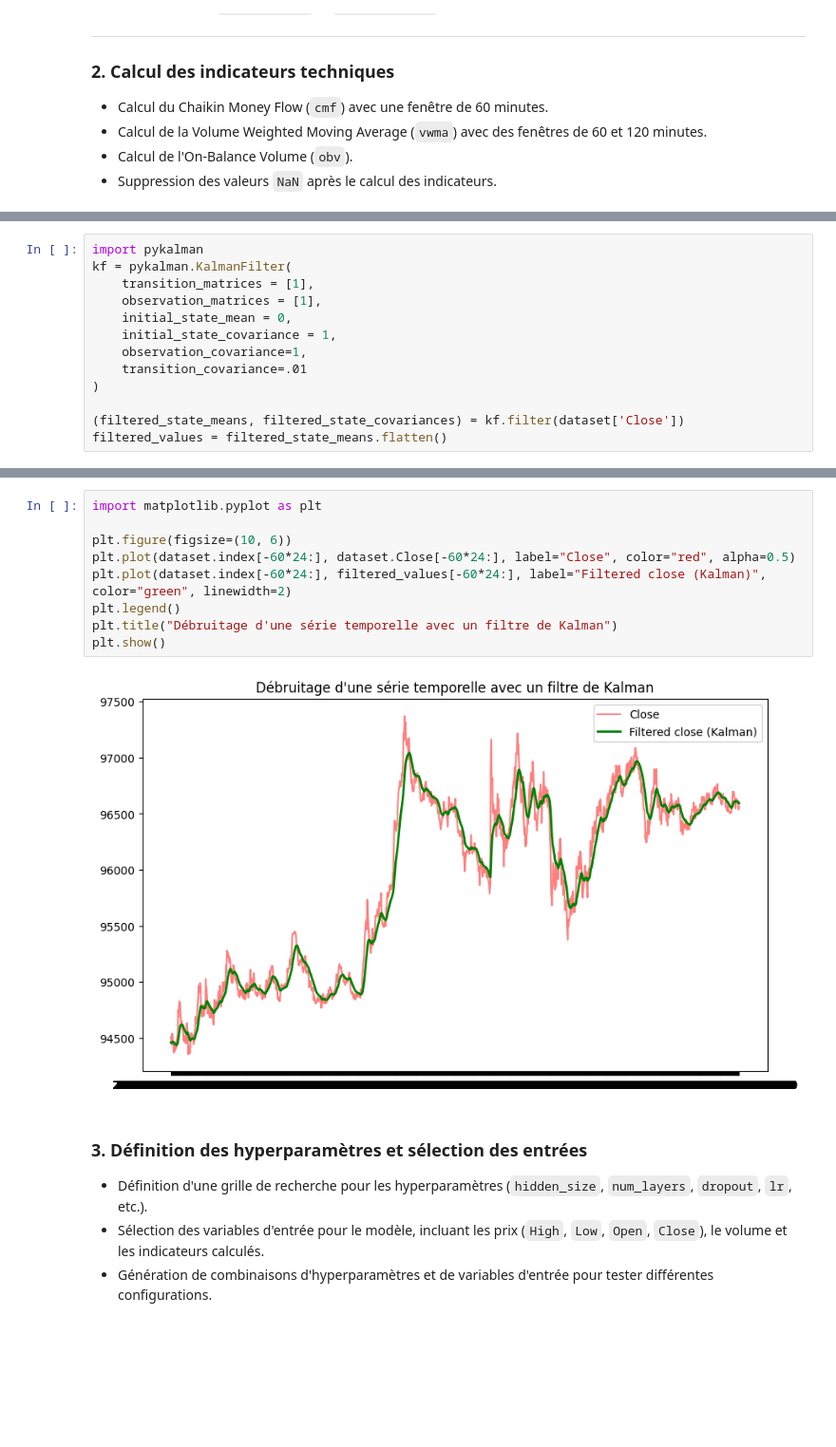
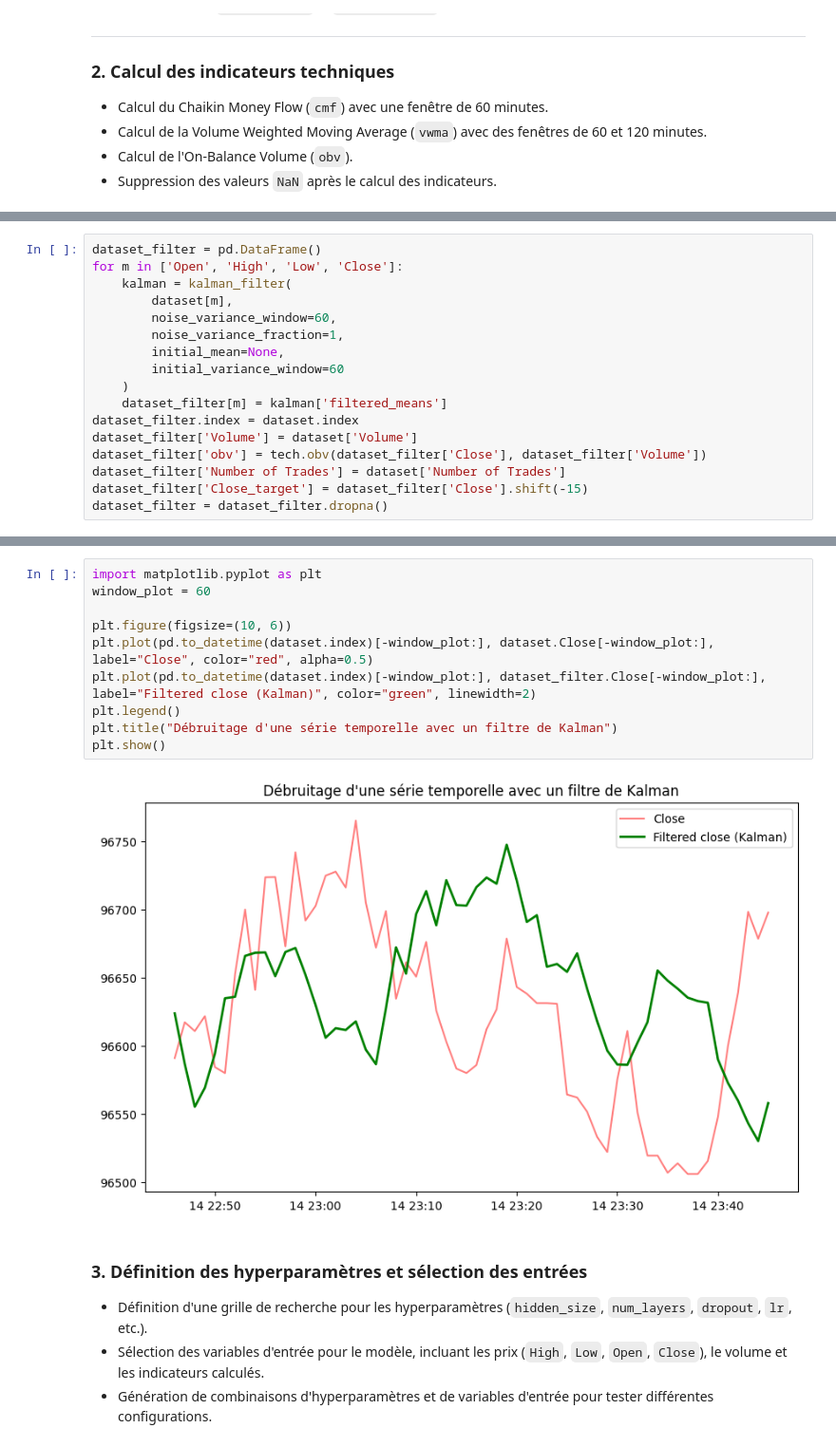
Before and after one commit to SuperWD40/GRU_market_prediction, a Jupyter notebook: model_training.ipynb, the cells around one changed output, grey strips where cells are left out. Shown: that part at 95% size. Cells and saved outputs as stored; diff of their text form; blank space fills up the shorter version.

Commit message:
Kalman filter implementation

```diff
--- a/model_training.ipynb
+++ b/model_training.ipynb
@@ -63,13 +61,0 @@ dataset = dataset.dropna()
-# %%
-import pykalman
-kf = pykalman.KalmanFilter(
-    transition_matrices = [1],
-    observation_matrices = [1],
-    initial_state_mean = 0,
-    initial_state_covariance = 1,
-    observation_covariance=1,
-    transition_covariance=.01
-)
-
-(filtered_state_means, filtered_state_covariances) = kf.filter(dataset['Close'])
-filtered_values = filtered_state_means.flatten()
@@ -75,0 +142,17 @@ filtered_values = filtered_state_means.flatten()
+# %%
+dataset_filter = pd.DataFrame()
+for m in ['Open', 'High', 'Low', 'Close']:
+    kalman = kalman_filter(
+        dataset[m],
+        noise_variance_window=60,
+        noise_variance_fraction=1,
+        initial_mean=None,
+        initial_variance_window=60
+    )
+    dataset_filter[m] = kalman['filtered_means']
+dataset_filter.index = dataset.index
+dataset_filter['Volume'] = dataset['Volume']
+dataset_filter['obv'] = tech.obv(dataset_filter['Close'], dataset_filter['Volume'])
+dataset_filter['Number of Trades'] = dataset['Number of Trades']
+dataset_filter['Close_target'] = dataset_filter['Close'].shift(-15)
+dataset_filter = dataset_filter.dropna()
@@ -76,14 +172,15 @@ filtered_values = filtered_state_means.flatten()
 # %%
 import matplotlib.pyplot as plt
+window_plot = 60
 
 plt.figure(figsize=(10, 6))
-plt.plot(dataset.index[-60*24:], dataset.Close[-60*24:], label="Close", color="red", alpha=0.5)
-plt.plot(dataset.index[-60*24:], filtered_values[-60*24:], label="Filtered close (Kalman)", color="green", linewidth=2)
+plt.plot(pd.to_datetime(dataset.index)[-window_plot:], dataset.Close[-window_plot:], label="Close", color="red", alpha=0.5)
+plt.plot(pd.to_datetime(dataset.index)[-window_plot:], dataset_filter.Close[-window_plot:], label="Filtered close (Kalman)", color="green", linewidth=2)
 plt.legend()
 plt.title("Débruitage d'une série temporelle avec un filtre de Kalman")
 plt.show()
 # %% [output]
-[figure, old version]
+[figure, new version]
 # %% [markdown]
 ### 3. Définition des hyperparamètres et sélection des entrées
 - Définition d'une grille de recherche pour les hyperparamètres (`hidden_size`, `num_layers`, `dropout`, `lr`, etc.).
```
Also changed, not shown: parts of 8 cells of this notebook.
